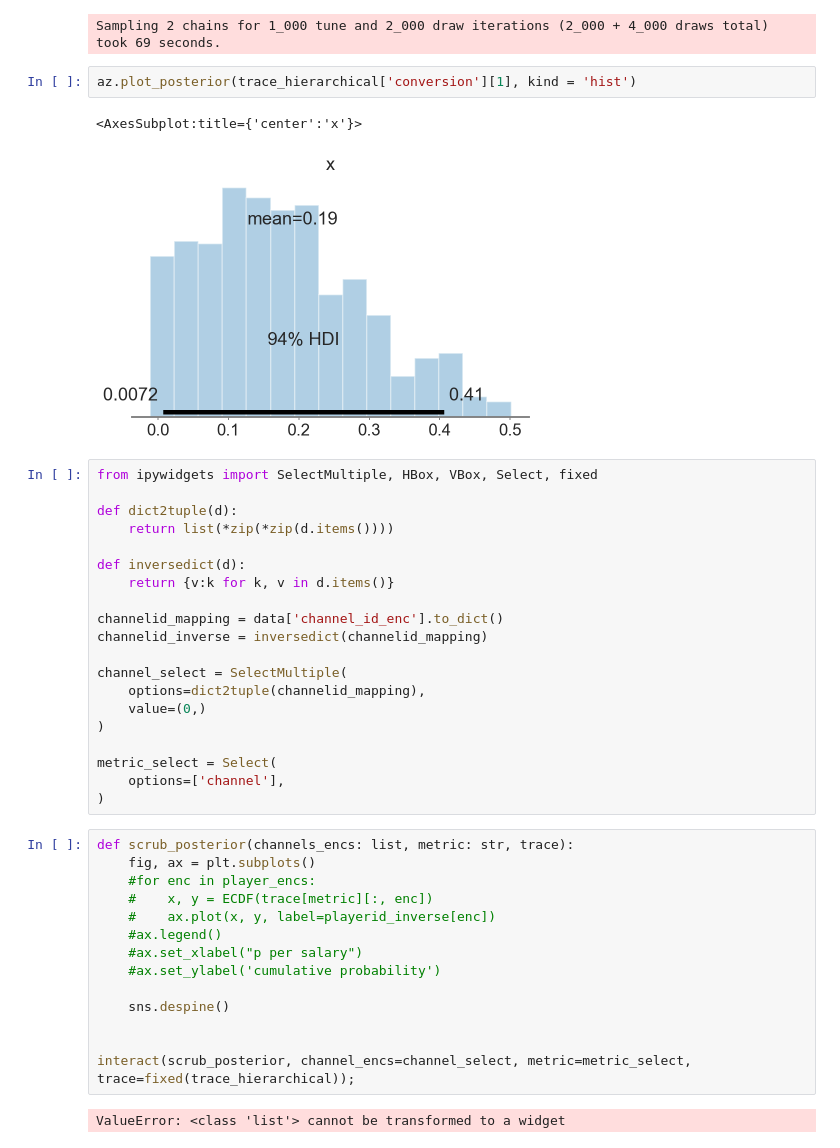
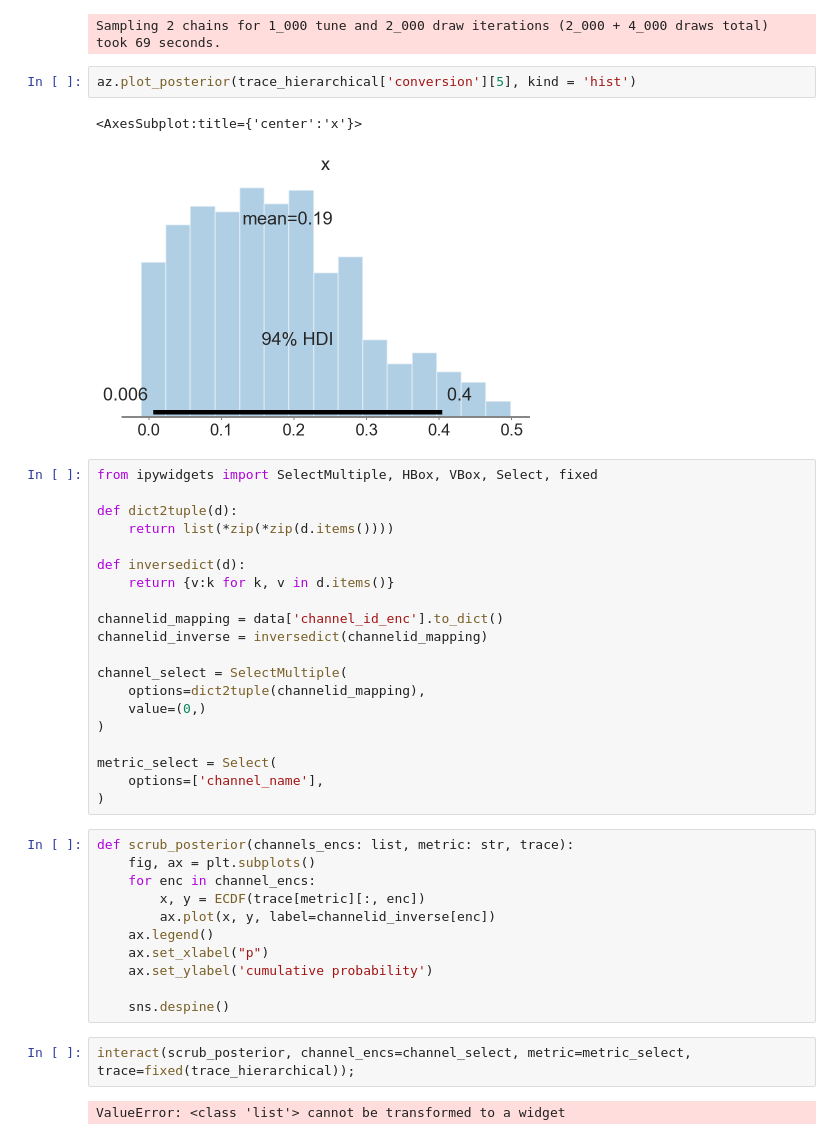
Before and after one commit to vanitoz/Calculating_Conversion_Rates-PyMC3-, a Jupyter notebook: notebook_1.ipynb, the cells around one changed output. Saved outputs shown, nothing was run; the diff lists cells and outputs as text.

Commit message:
hierarchical model

```diff
--- a/notebook_1.ipynb
+++ b/notebook_1.ipynb
@@ -226,10 +239,10 @@ NUTS: [conversion, b_prior, a_prior]
 [interactive output not drawn]
 Sampling 2 chains for 1_000 tune and 2_000 draw iterations (2_000 + 4_000 draws total) took 69 seconds.
 # %%
-az.plot_posterior(trace_hierarchical['conversion'][1], kind = 'hist')
+az.plot_posterior(trace_hierarchical['conversion'][5], kind = 'hist')
 # %% [output]
 <AxesSubplot:title={'center':'x'}>
-[figure, old version]
+[figure, new version]
 # %%
 from ipywidgets import SelectMultiple, HBox, VBox, Select, fixed
 
@@ -248,21 +261,20 @@ channel_select = SelectMultiple(
 )
 
 metric_select = Select(
-    options=['channel'],
+    options=['channel_name'],
 )
 # %%
 def scrub_posterior(channels_encs: list, metric: str, trace):
     fig, ax = plt.subplots()
-    #for enc in player_encs:
-    #    x, y = ECDF(trace[metric][:, enc])
-    #    ax.plot(x, y, label=playerid_inverse[enc])
-    #ax.legend()
-    #ax.set_xlabel("p per salary")
-    #ax.set_ylabel('cumulative probability')
+    for enc in channel_encs:
+        x, y = ECDF(trace[metric][:, enc])
+        ax.plot(x, y, label=channelid_inverse[enc])
+    ax.legend()
+    ax.set_xlabel("p")
+    ax.set_ylabel('cumulative probability')
 
     sns.despine()
-
-
-interact(scrub_posterior, channel_encs=channel_select, metric=metric_select, trace=fixed(trace_hierarchical));
-# %% [output]
-ValueError: <class 'list'> cannot be transformed to a widget
+# %%
+interact(scrub_posterior, channel_encs=channel_select, metric=metric_select, trace=fixed(trace_hierarchical));
+# %% [output]
+ValueError: <class 'list'> cannot be transformed to a widget
```
Also changed, not shown: parts of 3 cells of this notebook.
